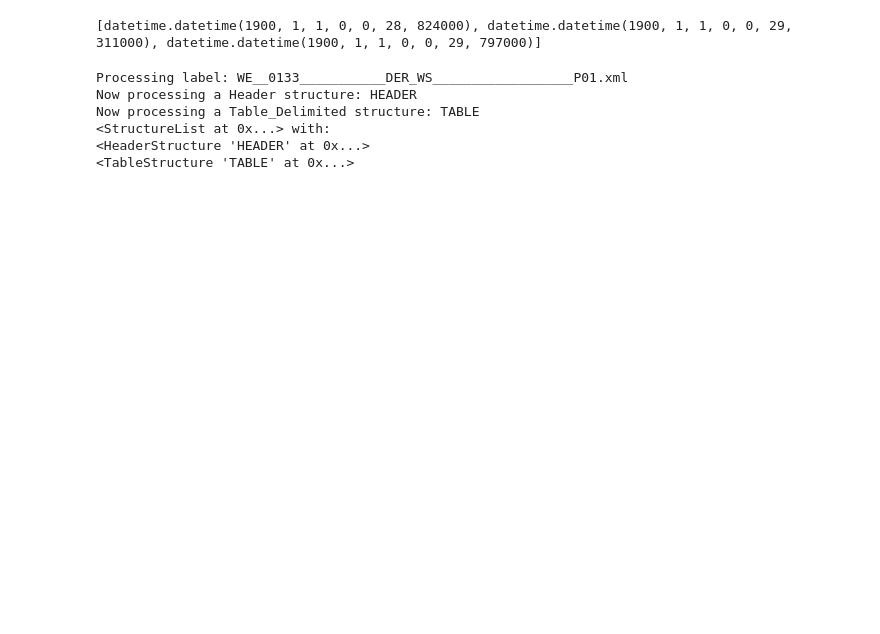
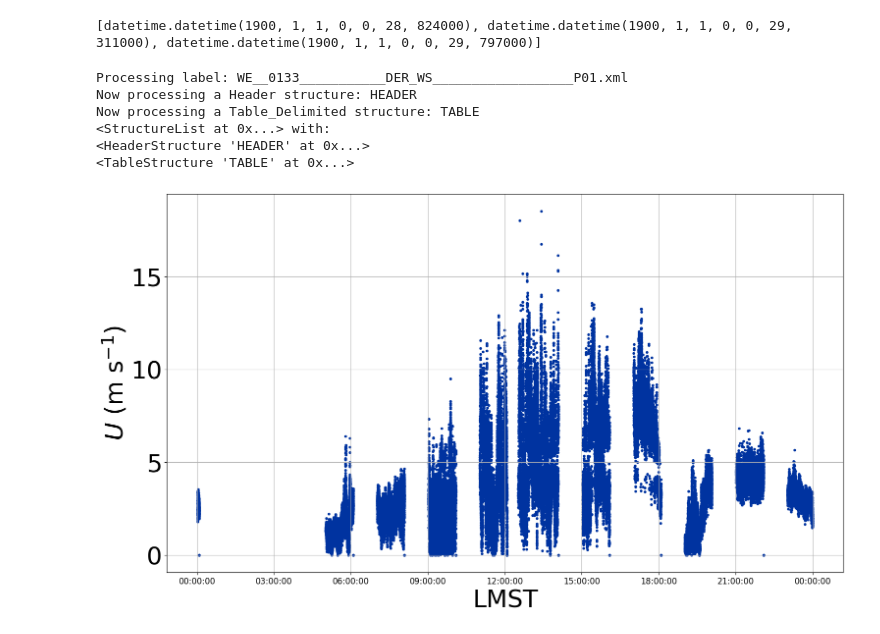
Before and after one commit to BoiseStatePlanetary/Measuring_Wind_with_Ingenuity, a Jupyter notebook: code/Synthetic_Mars_Wind_Profile.ipynb, the cells around one changed output. Cells and saved outputs as stored; diff of their text form; code cells hidden in the pictures; blank space fills up the shorter version.

Commit message:
Tweaked figure

```diff
--- a/code/Synthetic_Mars_Wind_Profile.ipynb
+++ b/code/Synthetic_Mars_Wind_Profile.ipynb
@@ -100,4 +100,36 @@ Now processing a Table_Delimited structure: TABLE
 <StructureList at 0x...> with:
 <HeaderStructure 'HEADER' at 0x...>
 <TableStructure 'TABLE' at 0x...>
+# %%
+# When during the day should you fly?
+# In terms of times after sunrise, probably between 6 and 9am.
+
+fig = plt.figure(figsize=(10*aspect_ratio, 10))
+ax = fig.add_subplot(111)
+
+ind = (struct_list['TABLE']['HORIZONTAL_WIND_SPEED'] != 999999999)
+time = np.array(str2dates(struct_list['TABLE']['LMST']))
+
+# ind = (struct_list['TABLE']['HORIZONTAL_WIND_SPEED'] != 999999999) &\
+#         (time > datetime(1900, 1, 1, 7, 0, 0)) & (time < datetime(1900, 1, 1, 8, 0, 0))
+
+# ind = (struct_list['TABLE']['HORIZONTAL_WIND_SPEED'] != 999999999) &\
+#         (time > datetime(1900, 1, 1, 9, 0, 0)) & (time < datetime(1900, 1, 1, 10, 0, 0))
+
+time = np.array(str2dates(struct_list['TABLE']['LMST']))[ind]
+wind = np.array(struct_list['TABLE']['HORIZONTAL_WIND_SPEED'][ind])
+
+ax.scatter(time, wind, marker='.', color=BoiseState_blue)
+
+xfmt = md.DateFormatter('%H:%M:%S')
+ax.xaxis.set_major_formatter(xfmt)
+ax.grid(True)
+ax.tick_params(axis="x", labelsize=12)
+ax.tick_params(axis="y", labelsize=36)
+ax.set_xlabel("LMST", fontsize=36)
+ax.set_ylabel(r'$U\ \left( {\rm m\ s^{-1}} \right)$', fontsize=36)
+
+fig.savefig("Sol133_Windspeeds.jpg", dpi=300, bbox_inches="tight")
+# %% [output]
+[figure, added]
 # %%
```
Also changed, not shown: parts of 5 cells of this notebook, 2 other files.
